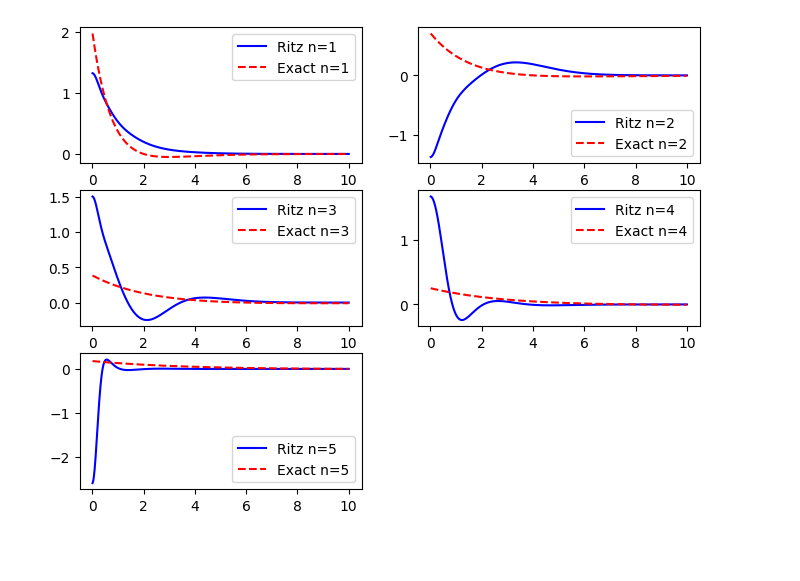
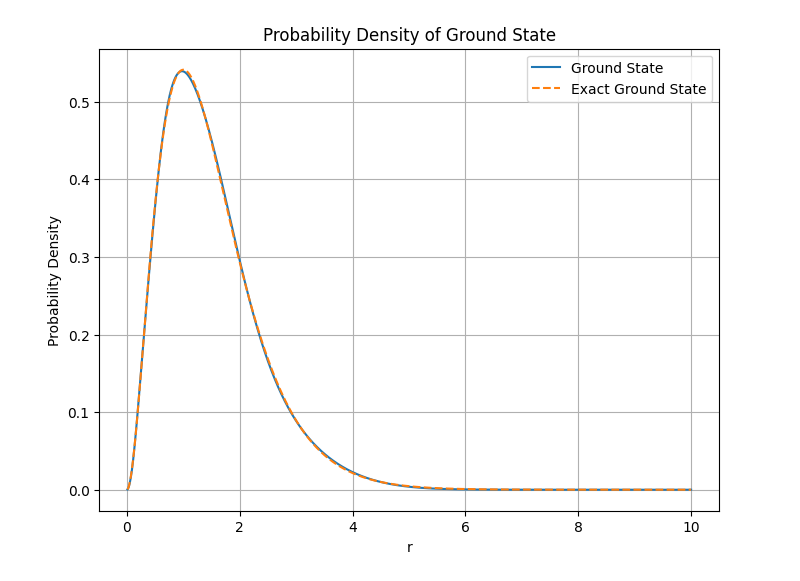
Before and after one commit to rpivi/Computational-Material-Physics, a Jupyter notebook: ritz_hydrogen.ipynb, the cells around one changed output. Saved outputs shown, nothing was run; the diff lists cells and outputs as text; code cells hidden in the pictures; blank space fills up the shorter version.

Commit message:
hydrogen problems: verlet integration and ritz variational

```diff
--- a/ritz_hydrogen.ipynb
+++ b/ritz_hydrogen.ipynb
@@ -69,24 +69,36 @@ def psi(r, coeffs, a_set):
     psi_r = np.zeros_like(r)
     for i in range(len(a_set)):
         psi_r += coeffs[i] * gaussian_bassis(a_set[i], r)
-    norm = np.trapezoid(psi_r**2, r)
+    norm = np.trapezoid(r**2 * psi_r**2, r)
     return psi_r / np.sqrt(norm)
 
-def psi_exact(r, n):
-    return (2 / n**(3/2)) * np.exp(-r / n) * (1 - r / (2 * n))
+def psi_exact(r, n, l):
+    rho = 2 * r / n
 
-#only ground state
-fig, axes = plt.subplots(3, 2, figsize=(8, 6))
-for i in range(3):
-    for j in range(2):
-        n = i * 2 + j + 1
-        if n > len(E):
-            axes[i, j].axis('off')
-            continue
-        psi_r = psi(r, coeffs[:, n-1], a_set)
-        psi_ex = psi_exact(r, n)
-        axes[i, j].plot(r, psi_r, label=f'Ritz n={n}', color='blue')
-        axes[i, j].plot(r, psi_ex, label=f'Exact n={n}', color='red', linestyle='dashed')
-        axes[i, j].legend()
+    prefactor = np.sqrt(
+        (2 / n)**3
+        * factorial(n - l - 1)
+        / (2 * n * factorial(n + l))
+    )
+
+    return (
+        prefactor
+        * np.exp(-rho / 2)
+        * rho**l
+        * eval_genlaguerre(n - l - 1, 2*l + 1, rho)
+    )
-# %% [output]
-[figure, removed]
+# %%
+#density probability plot for ground state
+n=1
+l=0
+plt.figure(figsize=(8, 6))
+plt.grid()
+plt.plot(r, r**2 * psi(r, coeffs[:, 0], a_set)**2, label='Ground State')
+plt.plot(r, r**2 * psi_exact(r,n,l)**2, label='Exact Ground State', linestyle='dashed')
+plt.xlabel('r')
+plt.ylabel('Probability Density')
+plt.title('Probability Density of Ground State')
+plt.legend()
+plt.show()
+# %% [output]
+[figure, added]
```
Also changed, not shown: parts of 4 cells of this notebook, 2 other files.
